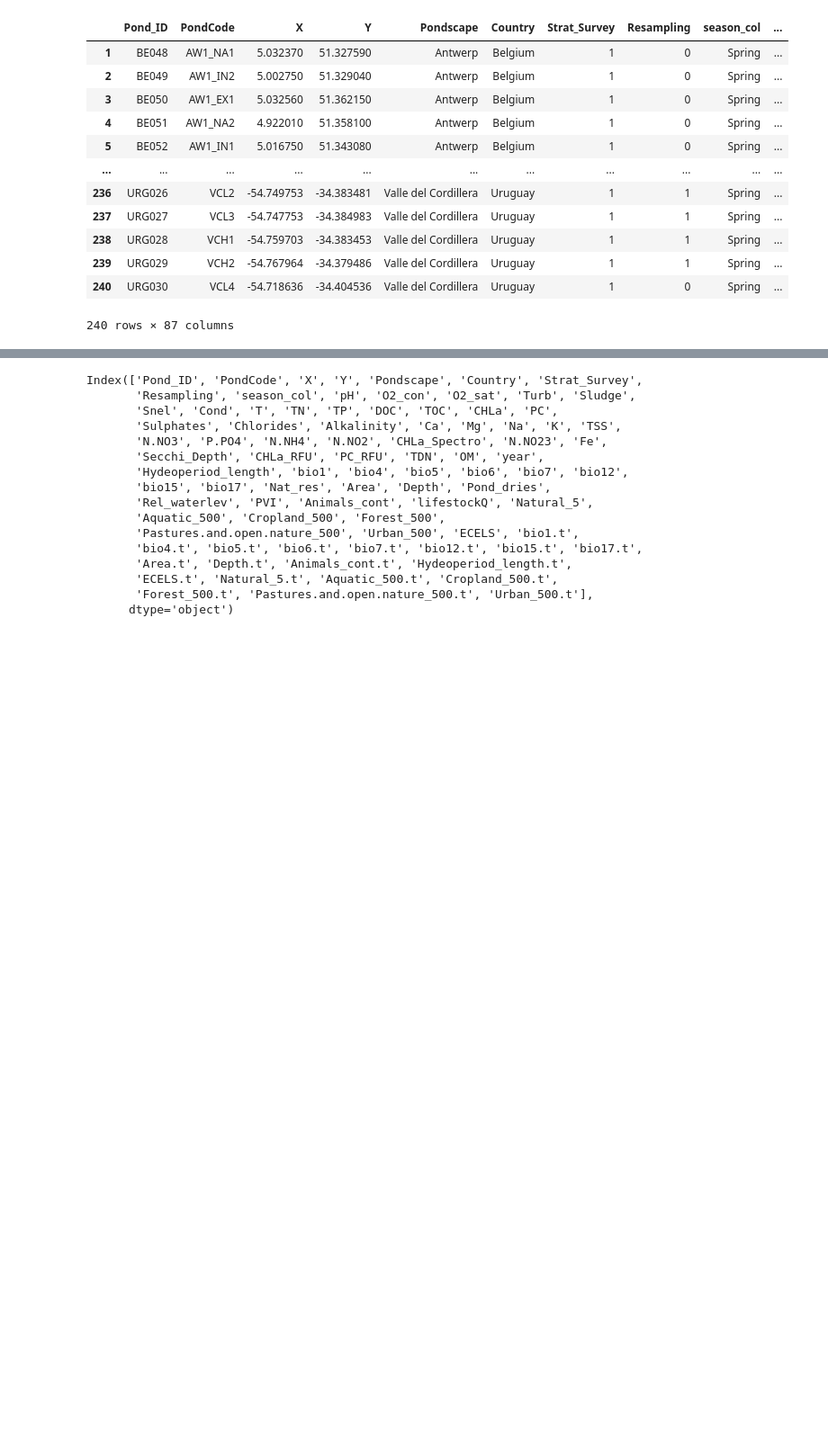
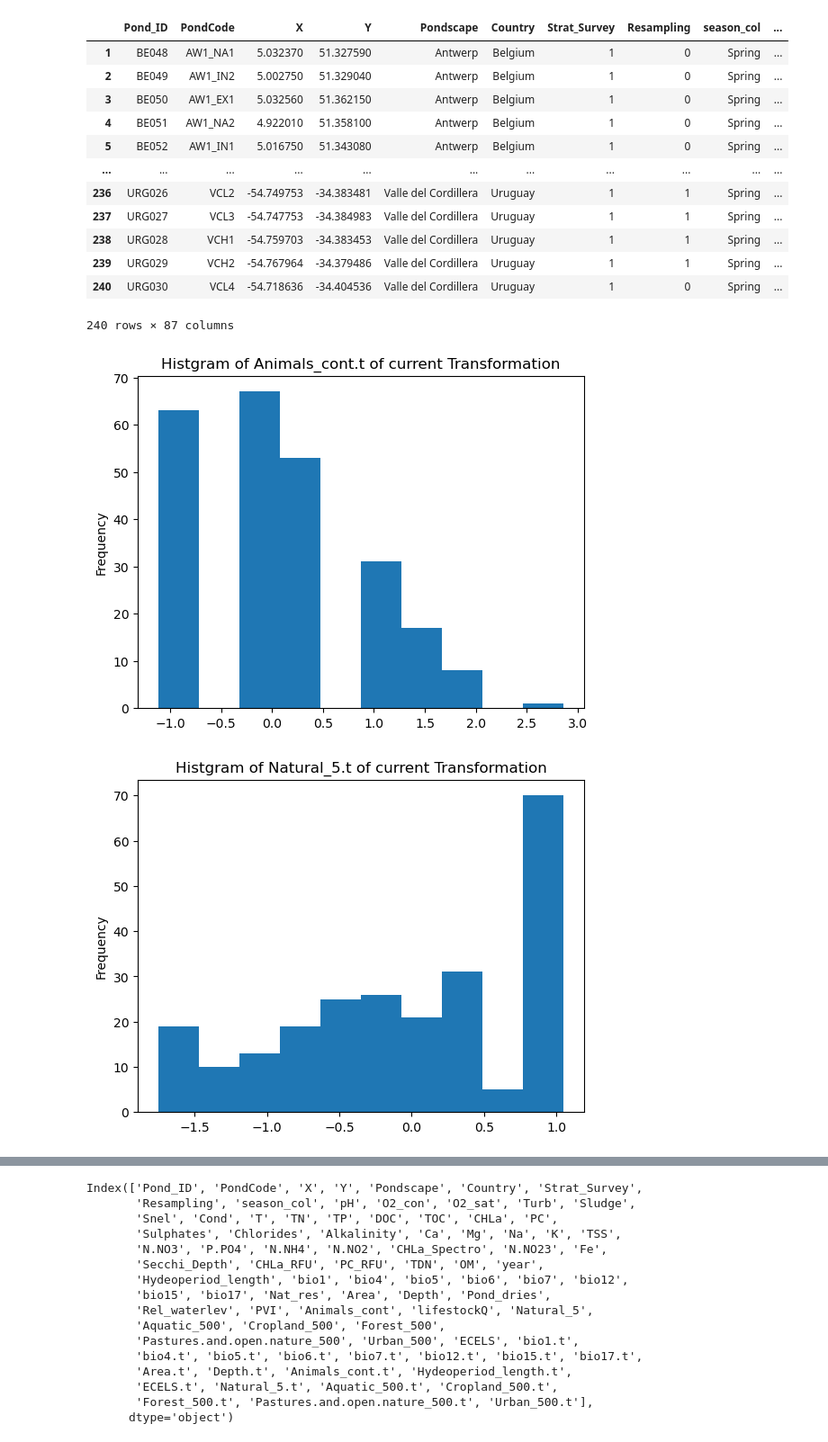
Before and after one commit to jingsday/ponderful_Scripts, a Jupyter notebook: ponderful_Scripts_random_forest/ponderful_Scripts_rf_regression_norm.ipynb, the cells around one changed output, grey strips where cells are left out. Shown at 90% size. Saved outputs shown, nothing was run; the diff lists cells and outputs as text; code cells hidden in the pictures; blank space fills up the shorter version.

Commit message:
normal quantile transformation

```diff
--- a/ponderful_Scripts_random_forest/ponderful_Scripts_rf_regression_norm.ipynb
+++ b/ponderful_Scripts_random_forest/ponderful_Scripts_rf_regression_norm.ipynb
@@ -35,0 +45,10 @@ display(Phy_Che)
+# %%
+for i in [
+       'Animals_cont.t', 'Natural_5.t','Aquatic_500.t', 'Cropland_500.t', 'Forest_500.t',
+       'Pastures.and.open.nature_500.t','Urban_500.t']:
+       plt.figure()
+       Phy_Che[i].plot.hist()
+       plt.title(f'Histgram of {i} of current Transformation')
+# %% [output]
+[figure, added]
+[figure, added]
```
Also changed, not shown: parts of 8 cells of this notebook, 3 other files.
